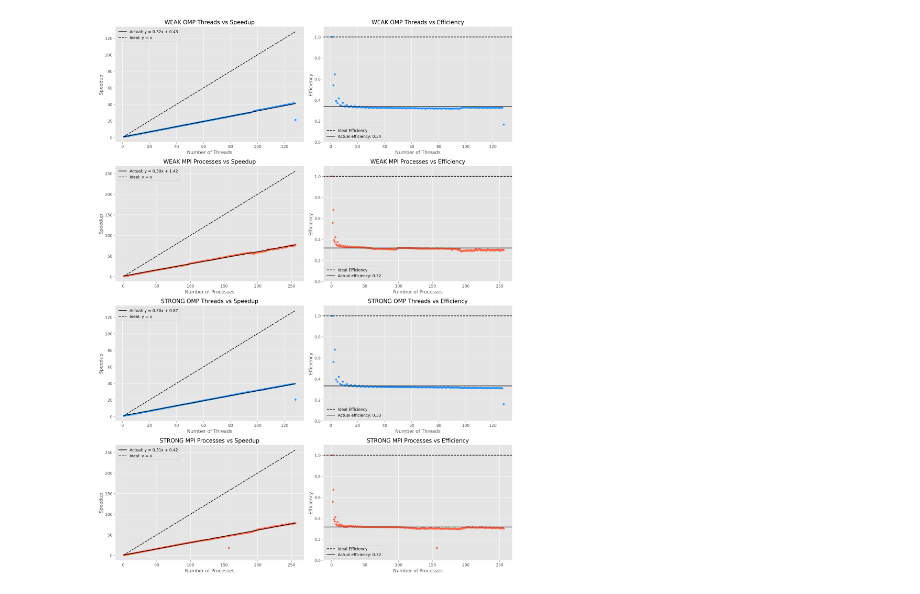
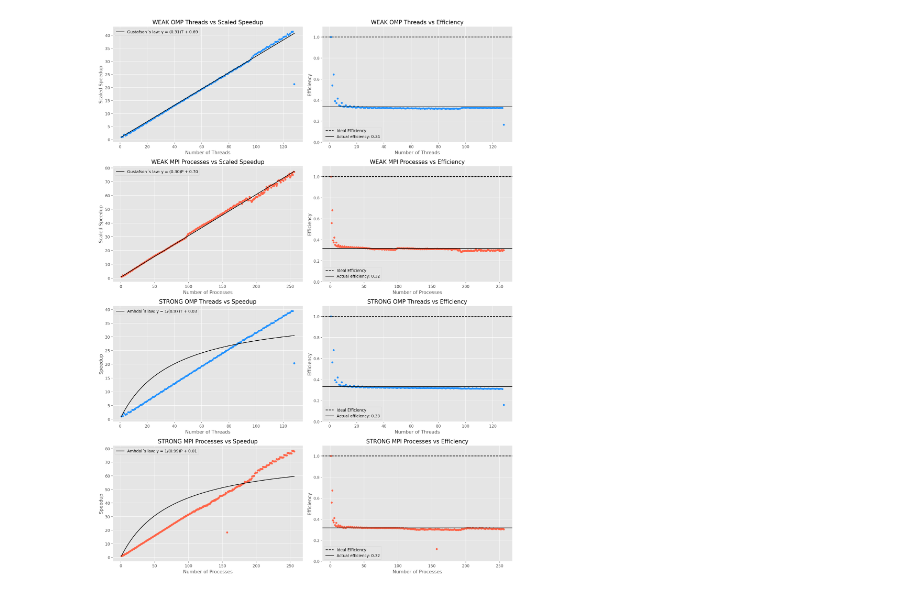
Before and after one commit to eruoppolo/HPC_2023, a Jupyter notebook: ex2/results/scaling_analysis.ipynb, the cells around one changed output. Saved outputs shown, nothing was run; the diff lists cells and outputs as text; code cells hidden in the pictures.

```diff
--- a/ex2/results/scaling_analysis.ipynb
+++ b/ex2/results/scaling_analysis.ipynb
@@ -283,38 +310,38 @@ c2='tomato'
 
 # Plot 1: Workers vs Speedup (WEAK OMP)
 plt.subplot(4, 2, 1)
-speedup_plot(df_wo, 'WEAK',  'OMP', col=c1)
+speedup_weak_plot(df_wo, 'WEAK',  'OMP', col=c1)
 
 # Plot 2: Workers vs Efficiency (WEAK OMP)
 plt.subplot(4, 2, 2)
 efficiency_plot(df_wo, 'WEAK', 'OMP', col=c1)
 
 # Plot 3: Workers vs Speedup (WEAK MPI)
 plt.subplot(4, 2, 3)
-speedup_plot(df_wm, 'WEAK', 'MPI', col=c2)
+speedup_weak_plot(df_wm, 'WEAK', 'MPI', col=c2)
 
 # Plot 4: Workers vs Efficiency (WEAK MPI)
 plt.subplot(4, 2, 4)
 efficiency_plot(df_wm, 'WEAK', 'MPI', col=c2)
 
 # Plot 5: Workers vs Speedup (STRONG OMP)
 plt.subplot(4, 2, 5)
-speedup_plot(df_so, 'STRONG', 'OMP', col=c1)
+speedup_strong_plot(df_so, 'STRONG', 'OMP', col=c1)
 
 # Plot 6: Workers vs Efficiency (STRONG OMP)
 plt.subplot(4, 2, 6)
 efficiency_plot(df_so, 'STRONG', 'OMP', col=c1)
 
 # Plot 7: Workers vs Speedup (STRONG MPI)
 plt.subplot(4, 2, 7)
-speedup_plot(df_sm, 'STRONG', 'MPI', col=c2)
+speedup_strong_plot(df_sm, 'STRONG', 'MPI', col=c2)
 
 # Plot 8: Workers vs Efficiency (STRONG MPI)
 plt.subplot(4, 2, 8)
 efficiency_plot(df_sm, 'STRONG', 'MPI', col=c2)
 
 plt.tight_layout()
 plt.savefig(f"{dir}/plots/scaling_plot.png")
 plt.show()
 # %% [output]
-[figure, old version]
+[figure, new version]
```
Also changed, not shown: parts of 3 cells of this notebook, 6 other files.
